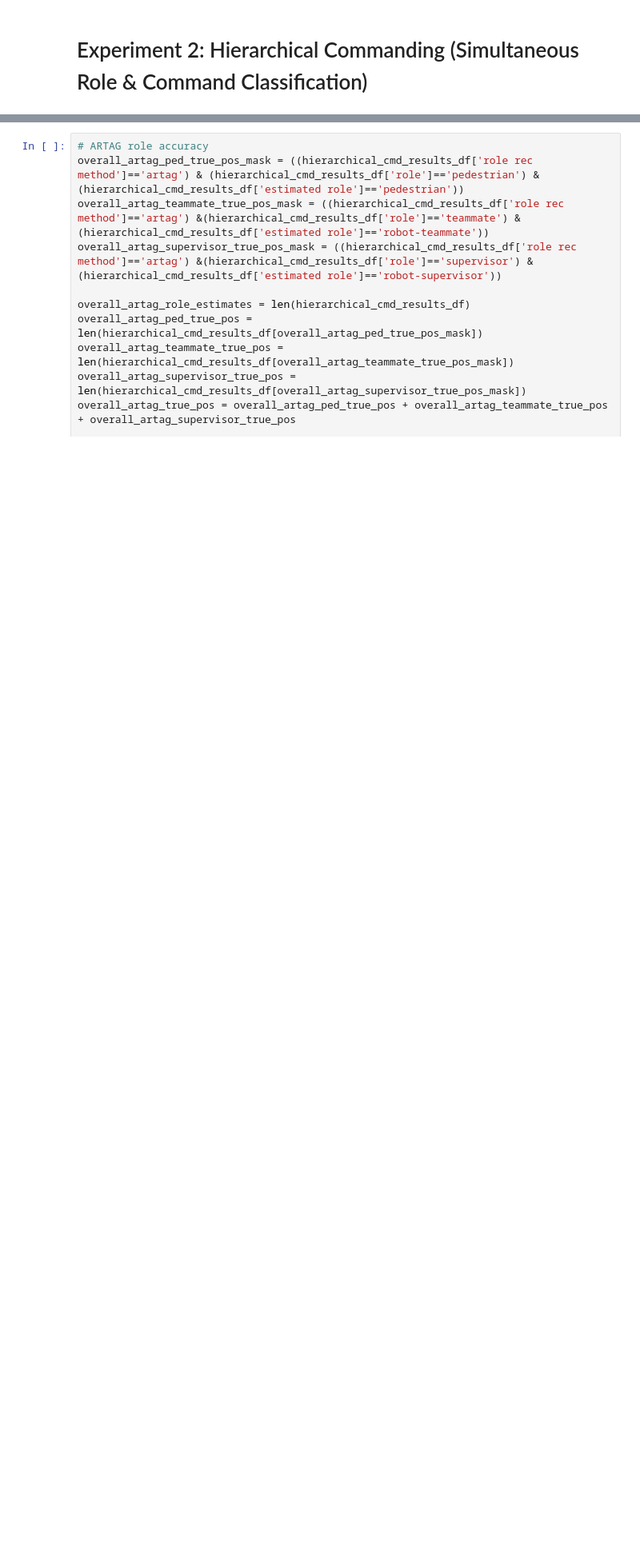
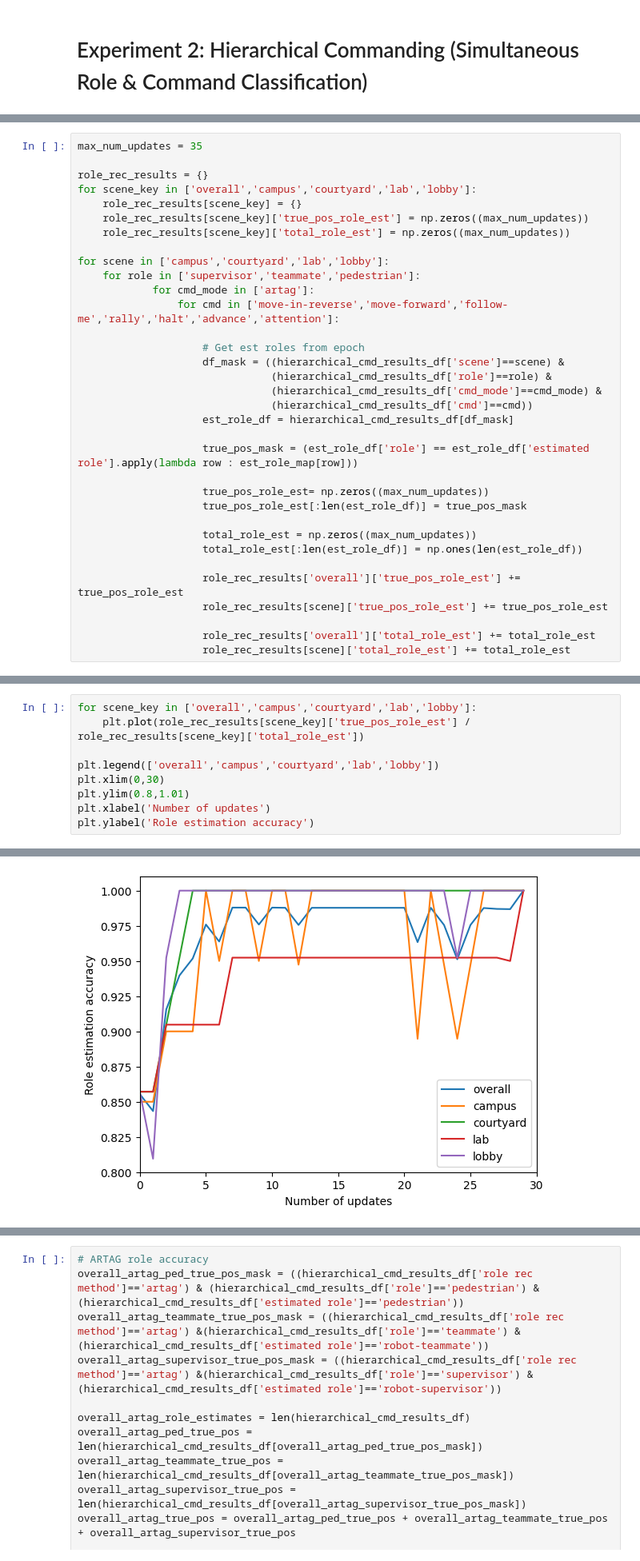
Before and after one commit to roboav8r/GrACIAS, a Jupyter notebook: scripts/analysis/analyze_all_results.ipynb, the cells around one changed output, grey strips where cells are left out. Shown at 80% size. Saved outputs shown, nothing was run; the diff lists cells and outputs as text; blank space fills up the shorter version.

Commit message:
Update scene recognition obs models, recording script

```diff
--- a/scripts/analysis/analyze_all_results.ipynb
+++ b/scripts/analysis/analyze_all_results.ipynb
@@ -208,0 +335,34 @@ hierarchical_cmd_results_df = pd.read_csv(filepath)
+# %%
+max_num_updates = 35
+
+role_rec_results = {}
+for scene_key in ['overall','campus','courtyard','lab','lobby']:
+    role_rec_results[scene_key] = {}
+    role_rec_results[scene_key]['true_pos_role_est'] = np.zeros((max_num_updates))
+    role_rec_results[scene_key]['total_role_est'] = np.zeros((max_num_updates))
+
+for scene in ['campus','courtyard','lab','lobby']:
+    for role in ['supervisor','teammate','pedestrian']:
+            for cmd_mode in ['artag']:
+                for cmd in ['move-in-reverse','move-forward','follow-me','rally','halt','advance','attention']:
+
+                    # Get est roles from epoch
+                    df_mask = ((hierarchical_cmd_results_df['scene']==scene) &
+                               (hierarchical_cmd_results_df['role']==role) &
+                               (hierarchical_cmd_results_df['cmd_mode']==cmd_mode) &
+                               (hierarchical_cmd_results_df['cmd']==cmd))
+                    est_role_df = hierarchical_cmd_results_df[df_mask]
+
+                    true_pos_mask = (est_role_df['role'] == est_role_df['estimated role'].apply(lambda row : est_role_map[row]))
+
+                    true_pos_role_est= np.zeros((max_num_updates))
+                    true_pos_role_est[:len(est_role_df)] = true_pos_mask
+
+                    total_role_est = np.zeros((max_num_updates))
+                    total_role_est[:len(est_role_df)] = np.ones(len(est_role_df))
+
+                    role_rec_results['overall']['true_pos_role_est'] += true_pos_role_est
+                    role_rec_results[scene]['true_pos_role_est'] += true_pos_role_est
+
+                    role_rec_results['overall']['total_role_est'] += total_role_est
+                    role_rec_results[scene]['total_role_est'] += total_role_est
@@ -208,0 +379,10 @@ hierarchical_cmd_results_df = pd.read_csv(filepath)
+# %%
+for scene_key in ['overall','campus','courtyard','lab','lobby']:
+    plt.plot(role_rec_results[scene_key]['true_pos_role_est'] / role_rec_results[scene_key]['total_role_est'])
+
+plt.legend(['overall','campus','courtyard','lab','lobby'])
+plt.xlim(0,30)
+plt.ylim(0.8,1.01)
+plt.xlabel('Number of updates')
+plt.ylabel('Role estimation accuracy')
+# %% [output]
@@ -209 +390,2 @@ hierarchical_cmd_results_df = pd.read_csv(filepath)
+[figure, added]
 # %% [markdown]
```
Also changed, not shown: parts of 15 cells of this notebook, 12 other files.
